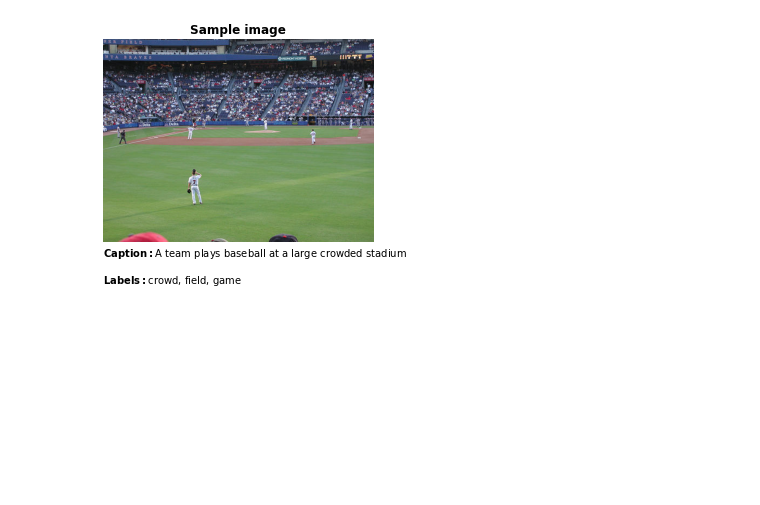
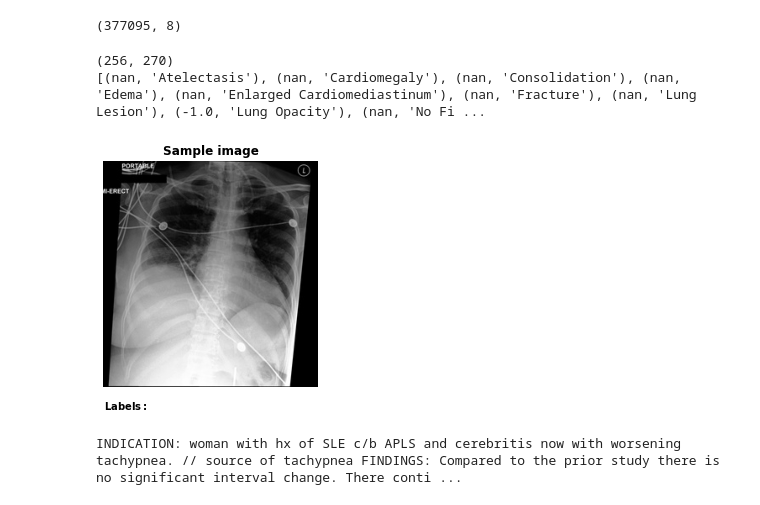
Before and after one commit to NotNANtoN/master_thesis, a Jupyter notebook: eda.ipynb, the cells around one changed output. Cells and saved outputs as stored; diff of their text form; code cells hidden in the pictures; blank space fills up the shorter version.

```diff
--- a/eda.ipynb
+++ b/eda.ipynb
@@ -60,0 +18,4 @@ captions_per_img
+# %%
+dataset = "mimic-cxr"
+df, label_names = load_dataset(dataset)
+# the most important columns: [img_path, caption, labels]
@@ -61,16 +59,28 @@ captions_per_img
+# %%
+df.shape
+# %% [output]
+(377095, 8)
 # %%
 # show qualitative data
-idx = 3
-caption_idx = idx * captions_per_img
+idx = 58215 + 1 #377095 - 200
 
-img = Image.open(img_paths[idx])
+path = df["img_path"].iloc[idx]
+img = Image.open(path)
+print(img.size)
 fig = plt.figure()
-p = plt.imshow(img)
+p = plt.imshow(img, cmap="gray")
 plt.axis("off")
 plt.title("Sample image", fontweight="bold")
-plt.text(0, 400, r"$\bf{Caption: }$" + captions["caption_text"].iloc[caption_idx].strip(".").strip())
-plt.text(0, 450, r"$\bf{Labels: }$" + ", ".join(label_strs[idx]))
+#cap_text = plt.text(0, img.height + 10, r"$\bf{Caption: }$" + df["caption"].iloc[idx])
+labels = df.iloc[idx]["labels"]
+print(list(zip(labels, label_names)))
+label_text = plt.text(0, img.height + 0.1 * img.height, r"$\bf{Labels: }$" + ", ".join(list(np.array(label_names)[labels == 1])))
 plt.tight_layout()
 plt.savefig(os.path.join(dataset, f"sample_{idx}.pdf"), dpi=300)
+plt.show()
+print(df["caption"].iloc[idx])
 # %% [output]
+(256, 270)
+[(nan, 'Atelectasis'), (nan, 'Cardiomegaly'), (nan, 'Consolidation'), (nan, 'Edema'), (nan, 'Enlarged Cardiomediastinum'), (nan, 'Fracture'), (nan, 'Lung Lesion'), (-1.0, 'Lung Opacity'), (nan, 'No Fi ...
-[figure, old version]
+[figure, new version]
+INDICATION: woman with hx of SLE c/b APLS and cerebritis now with worsening tachypnea. // source of tachypnea FINDINGS: Compared to the prior study there is no significant interval change. There conti ...
```
Also changed, not shown: parts of 18 cells of this notebook, 18 other files.
